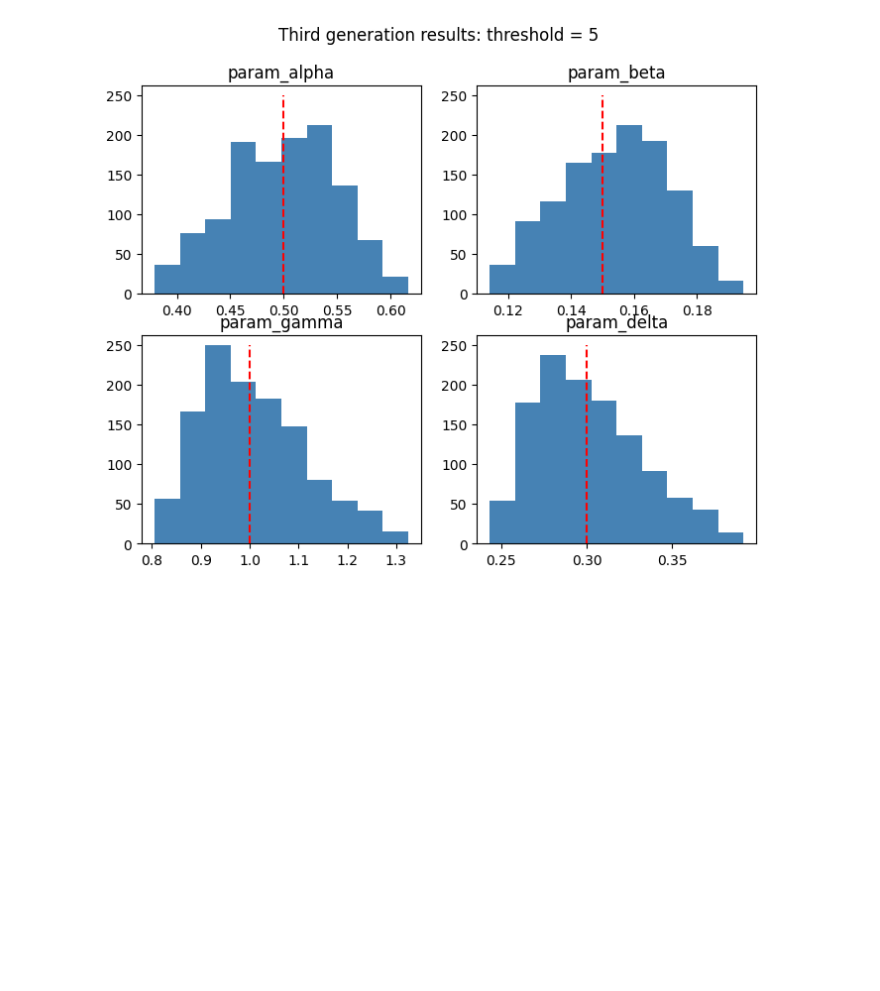
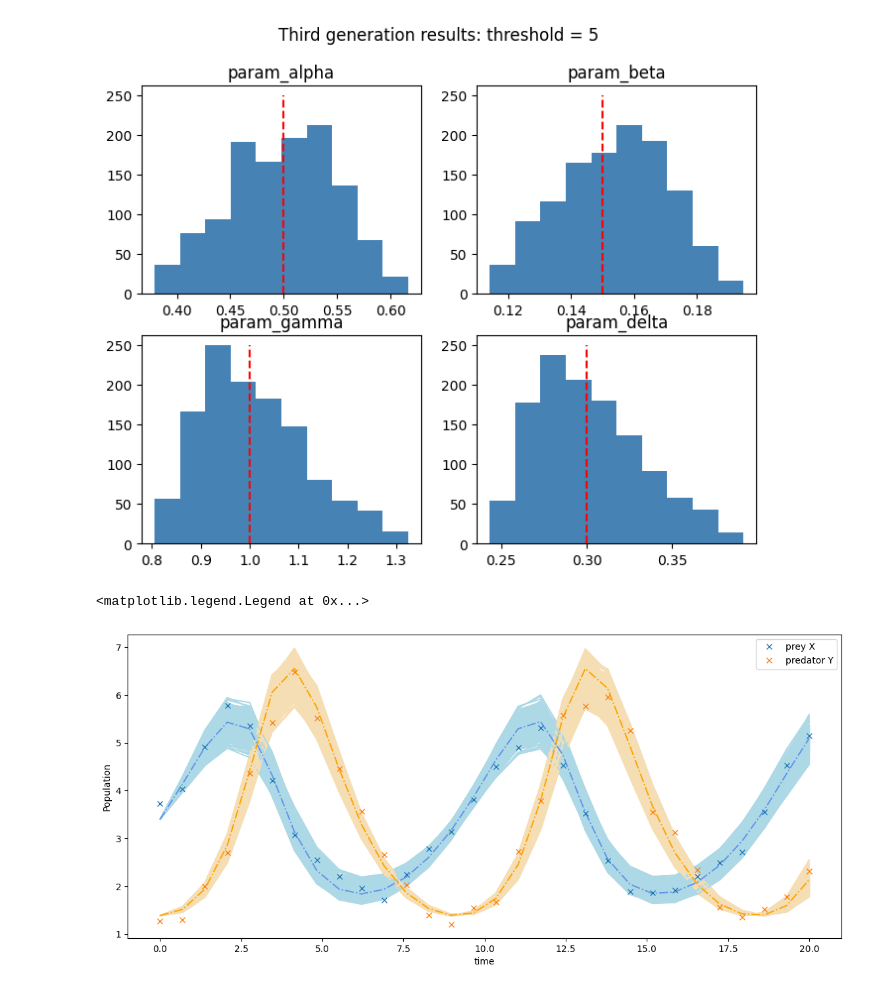
Before and after one commit to hltlovespeach/PINTS_priorCVAE, a Jupyter notebook: vae_abc/abc_smc_LV_2.ipynb, the cells around one changed output. Saved outputs shown, nothing was run; the diff lists cells and outputs as text; code cells hidden in the pictures; blank space fills up the shorter version.

```diff
--- a/vae_abc/abc_smc_LV_2.ipynb
+++ b/vae_abc/abc_smc_LV_2.ipynb
@@ -471,3 +471,22 @@ plt.suptitle('Third generation results: threshold = 5')
 plt.show()
 # %% [output]
 [figure]
+# %%
+# plot results
+plt.figure(figsize=(14,6))
+
+for i in np.random.randint(400, 1600, 300):
+    params = samples_missing[i]
+    sim = model.simulate(params, times)
+    plt.plot(times, sim[:, 1], color = 'wheat')
+    plt.plot(times, sim[:, 0], color='lightblue')
+plt.plot(times, values[:,1], '-.', color = 'orange')
+plt.plot(times, values[:,0], '-.',color='cornflowerblue')
+plt.plot(times, noisy_values[:, 0],'x', label="prey X")
+plt.plot(times, noisy_values[:, 1], 'x',label="predator Y")
+plt.xlabel("time")
+plt.ylabel("Population")
+plt.legend()
+# %% [output]
+<matplotlib.legend.Legend at 0x...>
+[figure, added]
```
